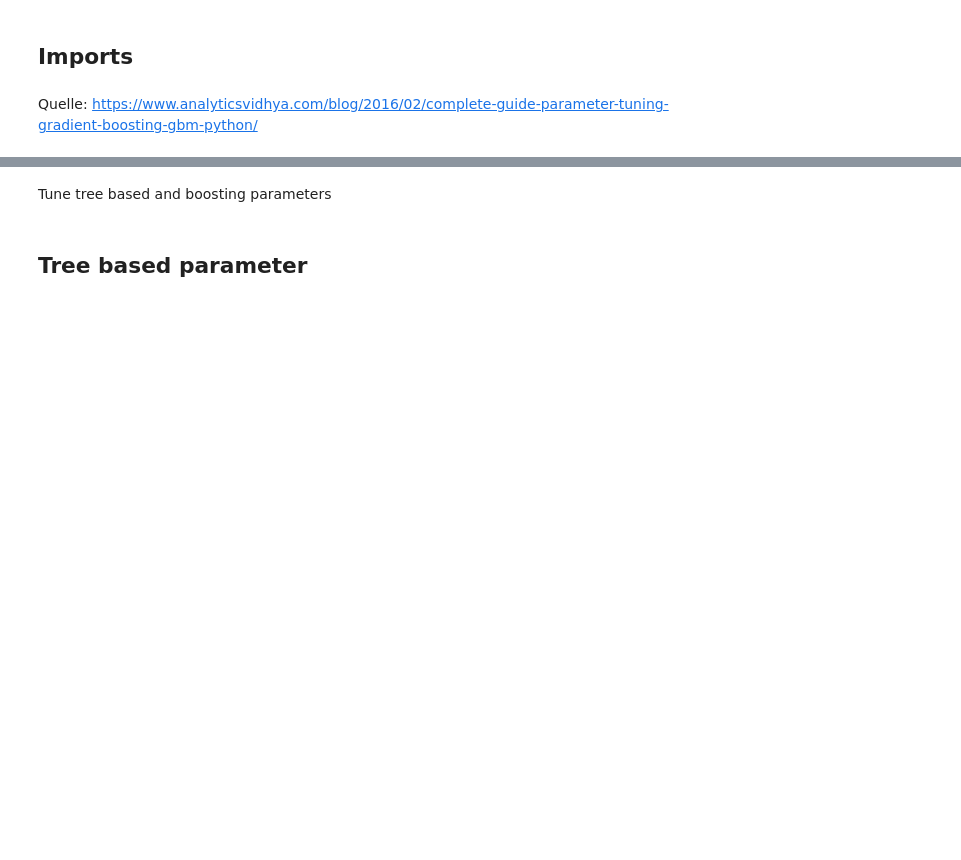
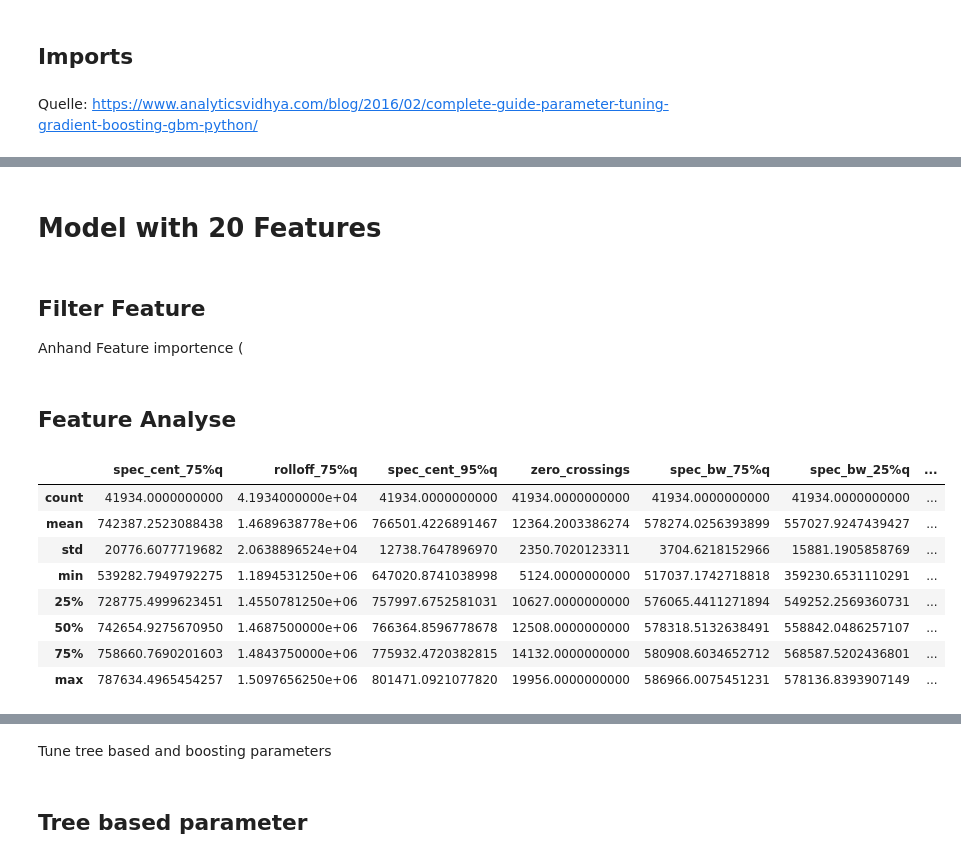
Before and after one commit to domelein/CAS_PML_Earthquake_pred, a Jupyter notebook: Model_GradientBoost.ipynb, the cells around one changed output, grey strips where cells are left out. Saved outputs shown, nothing was run; the diff lists cells and outputs as text; code cells hidden in the pictures; blank space fills up the shorter version.

```diff
--- a/Model_GradientBoost.ipynb
+++ b/Model_GradientBoost.ipynb
@@ -141 +138,6 @@ Top 60 Feature
 ['spec_cent_75%q', 'rolloff_75%q', 'spec_cent_95%q', 'zero_crossings', 'spec_bw_75%q', 'spec_bw_25%q', 'spec_cent_skew', 'mean', 'skew', 'min', 'psd_skew', 'spec_bw_min', 'spec_bw_skew', 'spec_cent_st ...
+# %% [markdown]
+# Model with 20 Features
+# %% [markdown]
+## Filter Feature
+Anhand Feature importence (
@@ -141,0 +148,14 @@ Top 60 Feature
+# %% [markdown]
+## Feature Analyse
+# %%
+filtered_feature_data.describe()
+# %% [output]
+|  | spec_cent_75%q | rolloff_75%q | spec_cent_95%q | zero_crossings | spec_bw_75%q | spec_bw_25%q | ... |
+| count | 41934.0000000000 | 4.1934000000e+04 | 41934.0000000000 | 41934.0000000000 | 41934.0000000000 | 41934.0000000000 | ... |
+| mean | 742387.2523088438 | 1.4689638778e+06 | 766501.4226891467 | 12364.2003386274 | 578274.0256393899 | 557027.9247439427 | ... |
+| std | 20776.6077719682 | 2.0638896524e+04 | 12738.7647896970 | 2350.7020123311 | 3704.6218152966 | 15881.1905858769 | ... |
+| min | 539282.7949792275 | 1.1894531250e+06 | 647020.8741038998 | 5124.0000000000 | 517037.1742718818 | 359230.6531110291 | ... |
+| 25% | 728775.4999623451 | 1.4550781250e+06 | 757997.6752581031 | 10627.0000000000 | 576065.4411271894 | 549252.2569360731 | ... |
+| 50% | 742654.9275670950 | 1.4687500000e+06 | 766364.8596778678 | 12508.0000000000 | 578318.5132638491 | 558842.0486257107 | ... |
+| 75% | 758660.7690201603 | 1.4843750000e+06 | 775932.4720382815 | 14132.0000000000 | 580908.6034652712 | 568587.5202436801 | ... |
+| max | 787634.4965454257 | 1.5097656250e+06 | 801471.0921077820 | 19956.0000000000 | 586966.0075451231 | 578136.8393907149 | ... |
```
Also changed, not shown: parts of 40 cells of this notebook, 8 other files.
